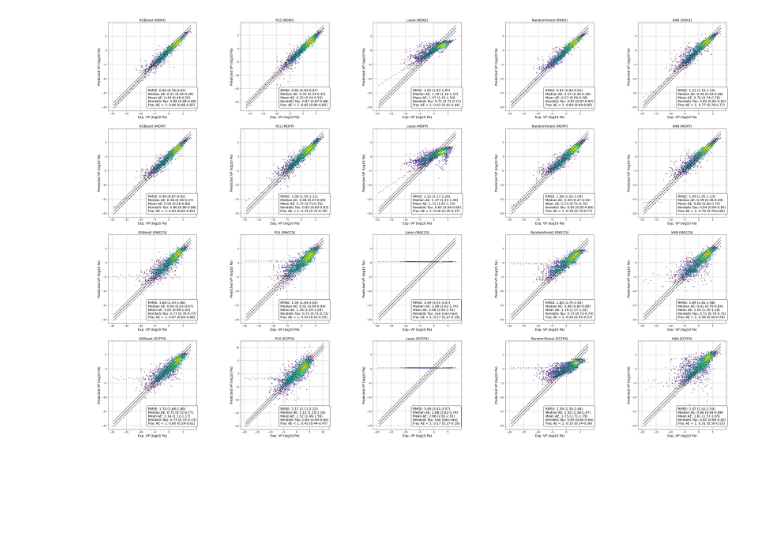
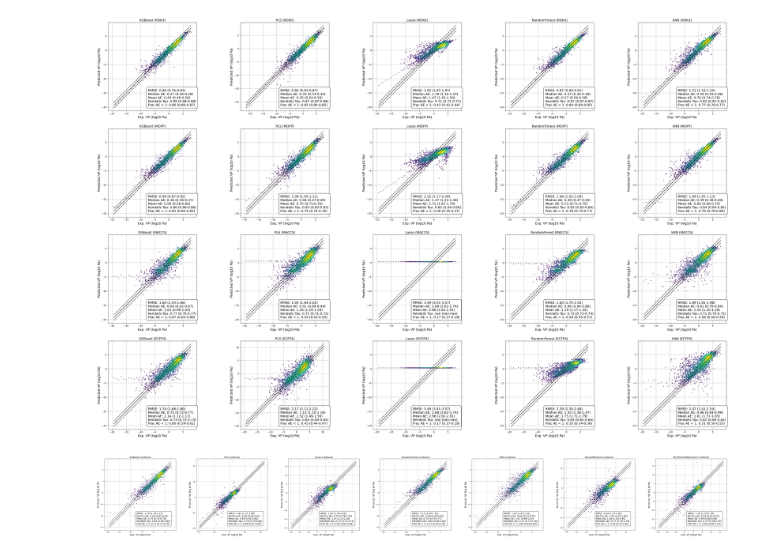
Before and after one commit to Cschiebroek/mdfptools, a Jupyter notebook: carl/benchmarking_platform/example_analysis.ipynb, the cells around one changed output. Drawn from its saved outputs; the diff is of its cells as text; code cells hidden in the pictures; blank space fills up the shorter version.

Commit message:
added models NN MLR SVM, added descriptors padel and codessa

```diff
--- a/carl/benchmarking_platform/example_analysis.ipynb
+++ b/carl/benchmarking_platform/example_analysis.ipynb
@@ -19,3 +19,45 @@ density_plots(reals_list=combined_reals, predictions_list=combined_preds, molreg
                 name="all_models_descriptors1", dims=(len(descriptors_to_use), len(models_to_evaluate)), thresholds=1)
 # %% [output]
 [figure]
+# %%
+import pandas as pd
+from utils.visualization import density_plots
+
+data = pd.read_pickle('results/all_models_descriptors.pkl')
+combined_reals = data['reals_list']
+combined_preds = data['predictions_list']
+combined_molregnos = data['molregnos_list']
+
+combined_titles = []
+descriptors_to_use = ['RDKit', 'MDFP', 'MACCS', 'ECFP4']
+models_to_evaluate = ['XGBoost', 'PLS', 'Lasso', 'RandomForest', 'kNN']
+for descriptor in descriptors_to_use:
+    for model_name in models_to_evaluate:
+        combined_titles.append(f"{model_name} ({descriptor})")
+
+density_plots(reals_list=combined_reals, predictions_list=combined_preds, molregnos_list=combined_molregnos,
+                print_stats=True, bounds=None, title=combined_titles,
+                name="all_models_descriptors1", dims=(len(descriptors_to_use), len(models_to_evaluate)), thresholds=1)
+# %%
+import pandas as pd
+from utils.visualization import density_plots
+
+data = pd.read_pickle('results/codessa.pkl')
+combined_reals = data['reals_list']
+combined_preds = data['predictions_list']
+combined_molregnos = data['molregnos_list']
+
+combined_titles = []
+descriptors_to_use = ['codesssa']
+models_to_evaluate = ['XGBoost', 'PLS', 'Lasso', 'RandomForest', 'kNN', 'NeuralNetwork', 'MultilinearRegression']
+
+descriptors_to_use = ['codessa']
+for descriptor in descriptors_to_use:
+    for model_name in models_to_evaluate:
+        combined_titles.append(f"{model_name} ({descriptor})")
+
+density_plots(reals_list=combined_reals, predictions_list=combined_preds, molregnos_list=combined_molregnos,
+                print_stats=True, bounds=None, title=combined_titles,
+                name="codesssa", dims=(len(descriptors_to_use), len(models_to_evaluate)), thresholds=1)
+# %% [output]
+[figure, added]
```
Also changed, not shown: 10 other files.
